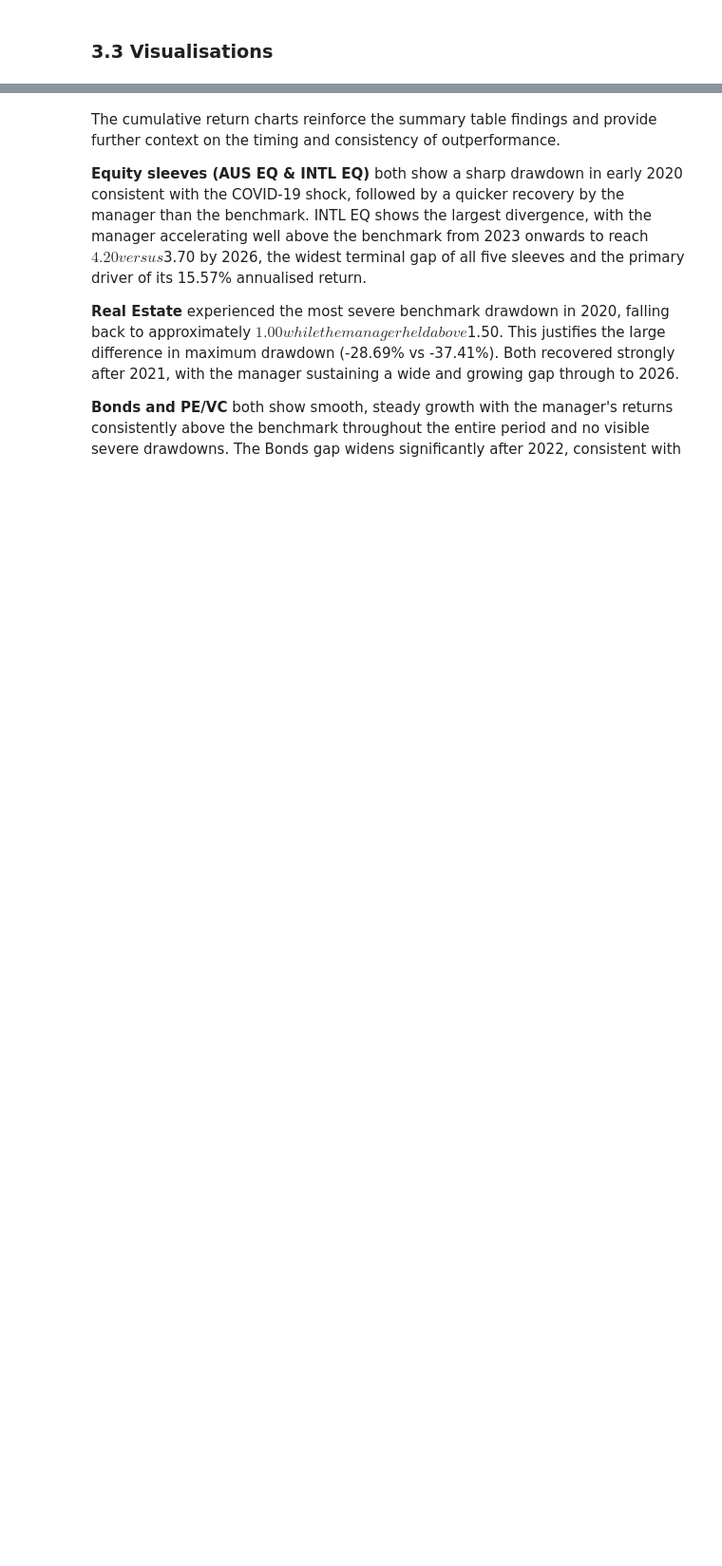
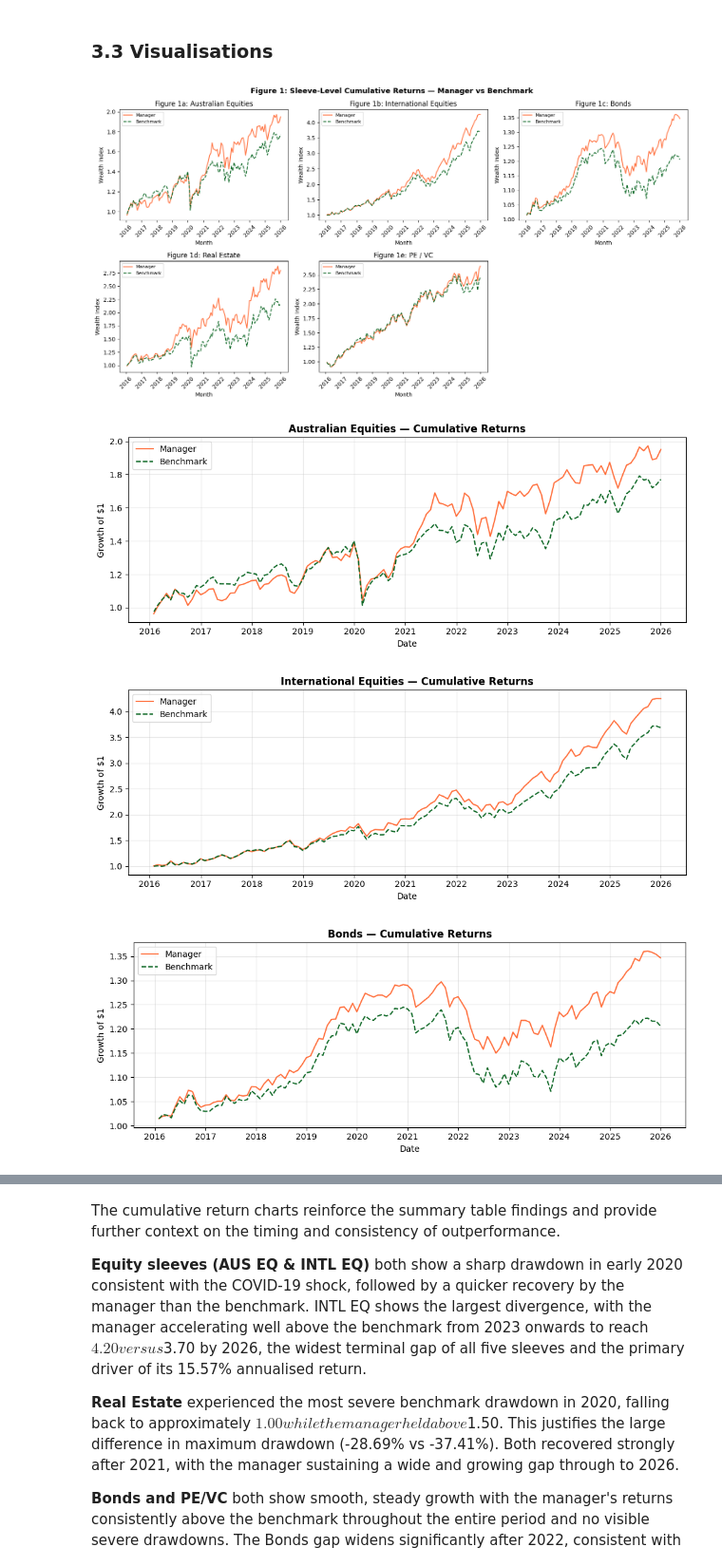
Before and after one commit to afperry2/FINM3422-Group-8-Task-2, a Jupyter notebook: notebook/multi-asset_portfolio_performance_report.ipynb, the cells around one changed output, grey strips where cells are left out. Shown at 95% size. Saved outputs shown, nothing was run; the diff lists cells and outputs as text; code cells hidden in the pictures; blank space fills up the shorter version.

```diff
--- a/notebook/multi-asset_portfolio_performance_report.ipynb
+++ b/notebook/multi-asset_portfolio_performance_report.ipynb
@@ -179,37 +179,26 @@ Accross the five sleeves, manager returns were consistently above the relative b
 # %% [markdown]
 ### 3.3 Visualisations
 # %%
-# Plots 1 to 5 - Cumulative Returns per sleeve
-# manager vs benchmark
+plot_sleeve_wealth_index(df_managers, df_benchmarks, SLEEVE_LABELS)
+
 for sleeve in df_managers.columns:
     wealth_mgr = (1 + df_managers[sleeve]).cumprod()
     wealth_bm  = (1 + df_benchmarks[sleeve]).cumprod()
     plt.figure(figsize=(10, 4))
-    plt.plot(wealth_mgr, label="Manager")
-    plt.plot(wealth_bm, label="Benchmark")
-    plt.title(sleeve.upper() + " Cumulative Returns")
+    plt.plot(wealth_mgr, label="Manager", color="#FF6F3C")
+    plt.plot(wealth_bm,  label="Benchmark", color="#0B6623", linestyle="--")
+    plt.title(SLEEVE_LABELS[sleeve] + " — Cumulative Returns", fontweight="bold")
     plt.xlabel("Date")
     plt.ylabel("Growth of $1")
     plt.legend()
-    plt.grid(True)
+    plt.grid(True, alpha=0.3)
+    plt.tight_layout()
     plt.show()
 
-# Plot 6 - Sharpe Ratios across all sleeves
-sleeves = list(df_managers.columns)
-sharpe_ratios = [summary.loc["Sharpe Ratio", sleeve] for sleeve in sleeves]
-
-plt.figure(figsize=(8, 4))
-plt.bar(sleeves, sharpe_ratios)
-plt.title("Sharpe Ratios by Sleeve")
-plt.ylabel("Sharpe Ratio")
-plt.show()
-
-#Plot 7 - Information Ratios across all sleeves
-sleeves = list(df_managers.columns)
-ir_ratios = [summary.loc["Information Ratio", sleeve] for sleeve in sleeves]
-
-plt.figure(figsize=(8, 4))
-plt.bar(sleeves, ir_ratios)
-plt.title("Information Ratios by Sleeve")
-plt.ylabel("Information Ratio")
-plt.show()
+plot_sharpe_bar(summary.T)
+plot_ir_bar(summary.T)
+# %% [output]
+[figure, added]
+[figure, added]
+[figure, added]
+[figure, added]
```
Also changed, not shown: parts of 15 cells of this notebook, 2 other files.
